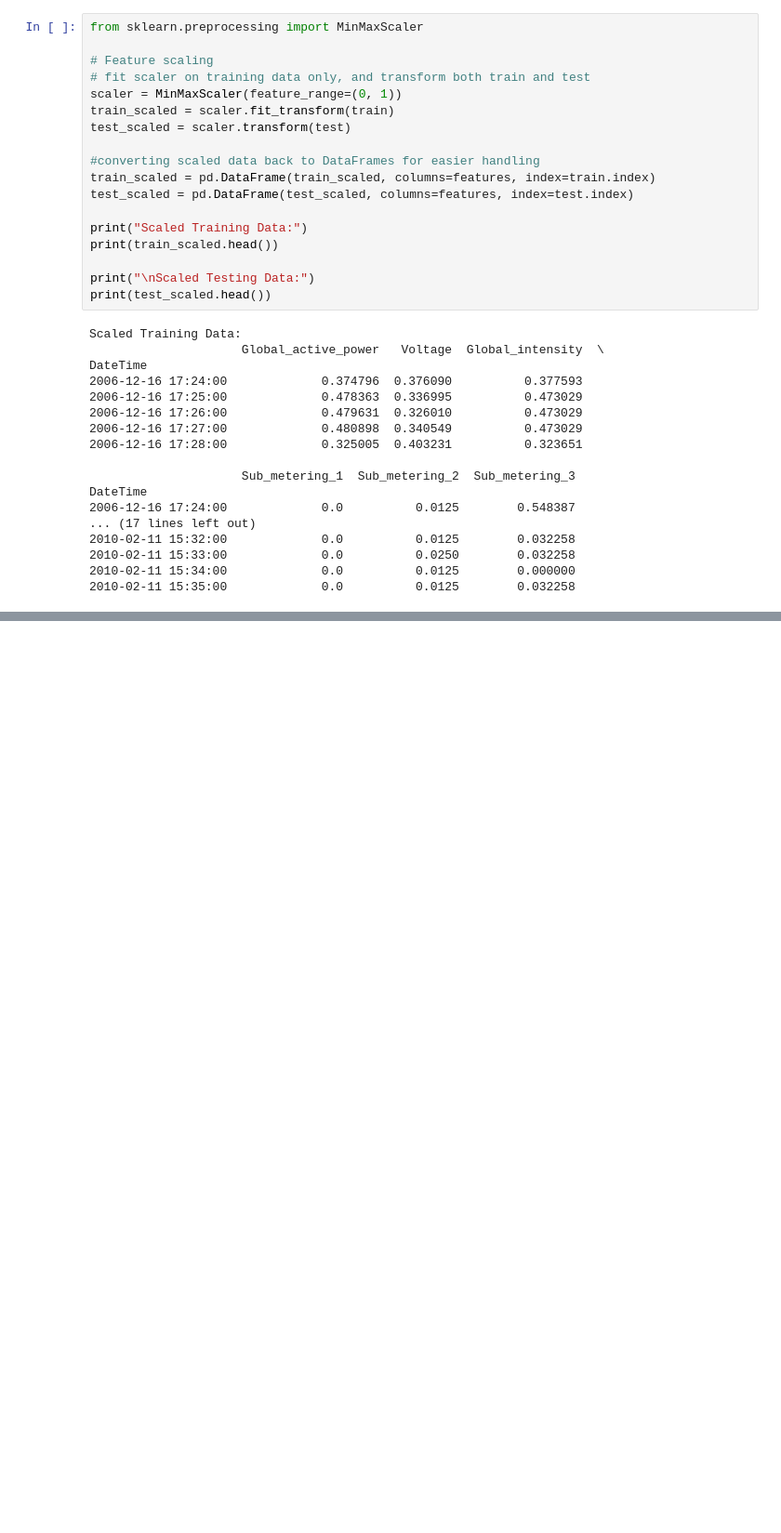
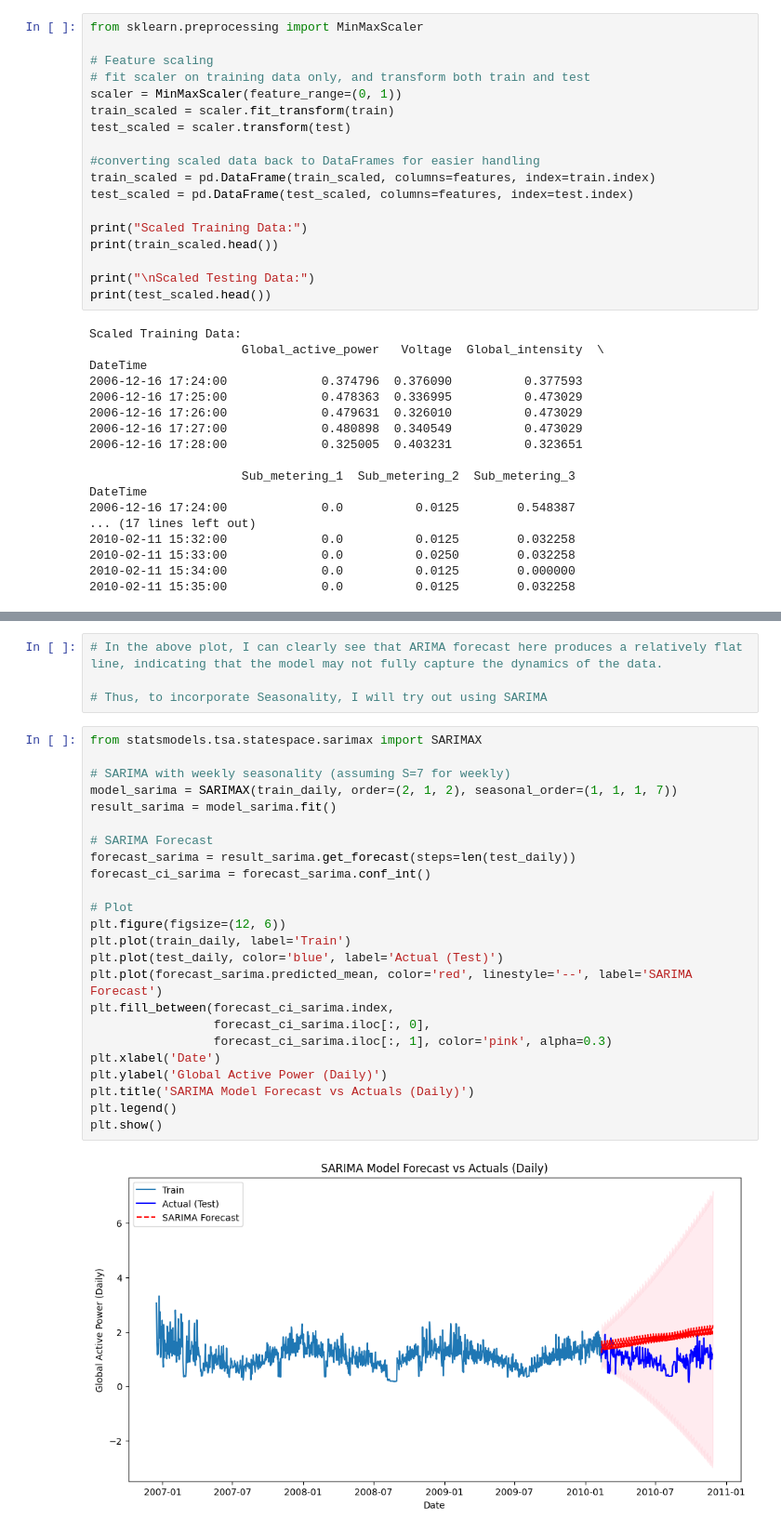
Before and after one commit to 1shChheda/Energy-Forecasting-Project, a Jupyter notebook: notebooks/modeling.ipynb, the cells around one changed output, grey strips where cells are left out. Shown: that part at 93% size. Drawn from its saved outputs; the diff is of its cells as text; blank space fills up the shorter version.

```diff
--- a/notebooks/modeling.ipynb
+++ b/notebooks/modeling.ipynb
@@ -66,0 +262,30 @@ DateTime
+# %%
+# In the above plot, I can clearly see that ARIMA forecast here produces a relatively flat line, indicating that the model may not fully capture the dynamics of the data.
+
+# Thus, to incorporate Seasonality, I will try out using SARIMA
+# %%
+from statsmodels.tsa.statespace.sarimax import SARIMAX
+
+# SARIMA with weekly seasonality (assuming S=7 for weekly)
+model_sarima = SARIMAX(train_daily, order=(2, 1, 2), seasonal_order=(1, 1, 1, 7))
+result_sarima = model_sarima.fit()
+
+# SARIMA Forecast
+forecast_sarima = result_sarima.get_forecast(steps=len(test_daily))
+forecast_ci_sarima = forecast_sarima.conf_int()
+
+# Plot
+plt.figure(figsize=(12, 6))
+plt.plot(train_daily, label='Train')
+plt.plot(test_daily, color='blue', label='Actual (Test)')
+plt.plot(forecast_sarima.predicted_mean, color='red', linestyle='--', label='SARIMA Forecast')
+plt.fill_between(forecast_ci_sarima.index,
+                 forecast_ci_sarima.iloc[:, 0],
+                 forecast_ci_sarima.iloc[:, 1], color='pink', alpha=0.3)
+plt.xlabel('Date')
+plt.ylabel('Global Active Power (Daily)')
+plt.title('SARIMA Model Forecast vs Actuals (Daily)')
+plt.legend()
+plt.show()
+# %% [output]
+[figure, added]
```
Also changed, not shown: parts of 11 cells of this notebook.
